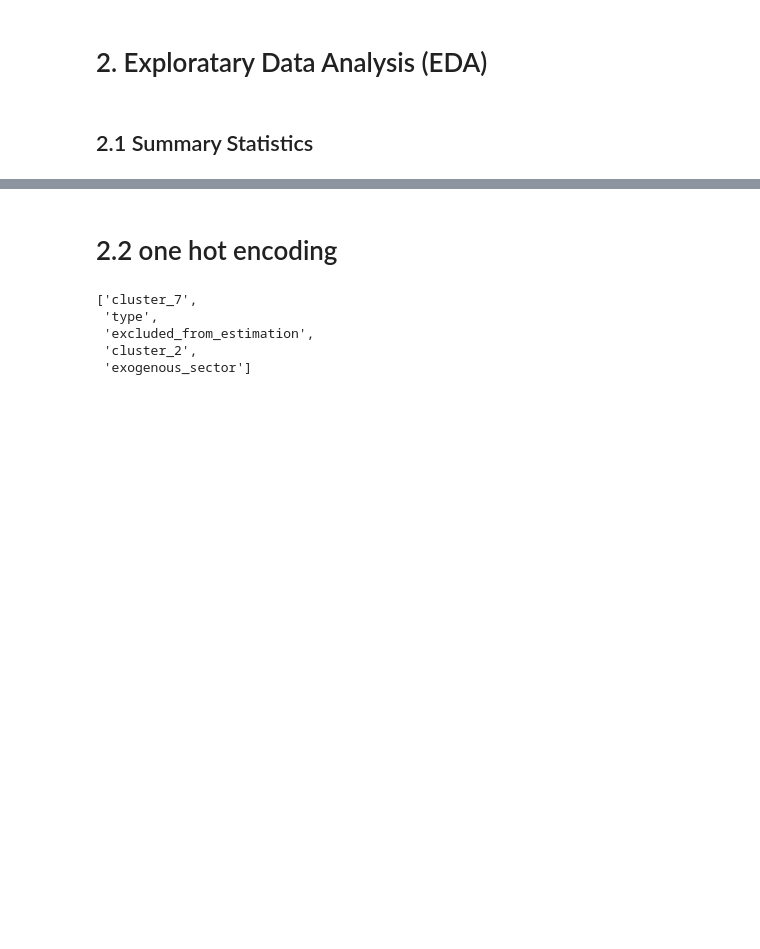
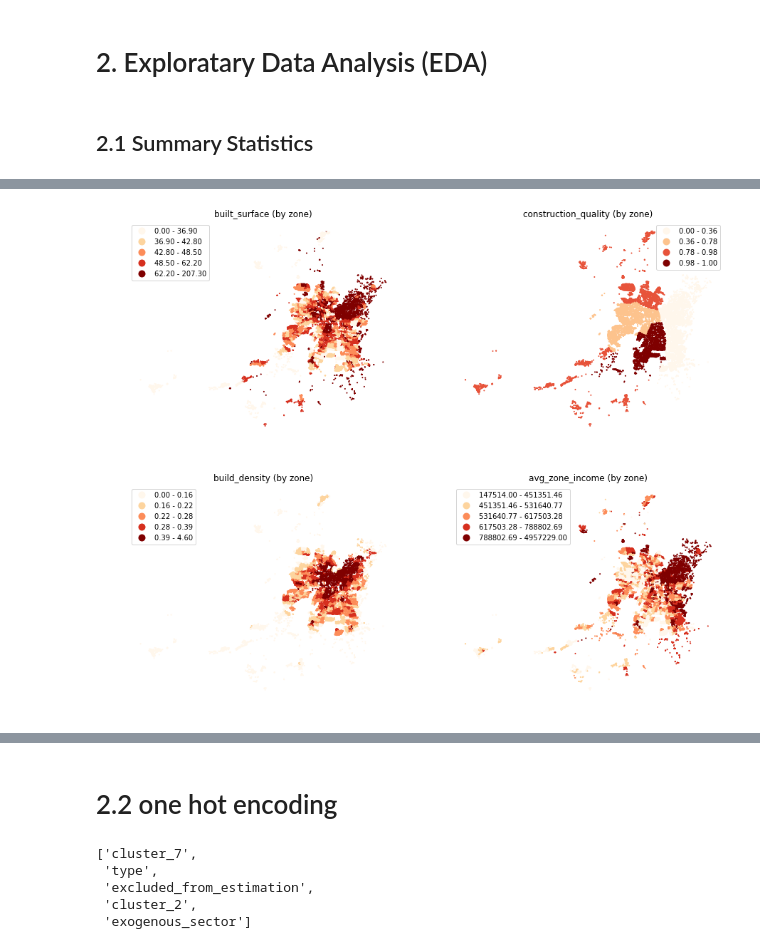
Before and after one commit to ziyueyanggg/DS_Challenge, a Jupyter notebook: Prediction_Challenge.ipynb, the cells around one changed output, grey strips where cells are left out. Cells and saved outputs as stored; diff of their text form; code cells hidden in the pictures; blank space fills up the shorter version.

```diff
--- a/Prediction_Challenge.ipynb
+++ b/Prediction_Challenge.ipynb
@@ -544,0 +680,22 @@ df_test.describe()
+# %%
+fig, (ax1, ax2) = plt.subplots(1, 2, figsize=(15,15))
+
+ax1.set_title('built_surface (by zone)')
+ax1.set_axis_off()
+gdf.plot(markersize=1,ax=ax1,column='built_surface',legend=True,cmap = "OrRd",scheme="quantiles")
+ax2.set_title('construction_quality (by zone)')
+ax2.set_axis_off()
+gdf.plot(markersize=1,ax=ax2,column='construction_quality',legend=True,cmap = "OrRd",scheme="quantiles")
+
+fig, (ax3, ax4) = plt.subplots(1, 2, figsize=(15,15))
+ax3.set_title('build_density (by zone)')
+ax3.set_axis_off()
+gdf.plot(markersize=1,ax=ax3,column='build_density',legend=True,cmap = "OrRd",scheme="quantiles")
+ax4.set_title('avg_zone_income (by zone)')
+ax4.set_axis_off()
+gdf.plot(markersize=1,ax=ax4,column='avg_zone_income',legend=True,cmap = "OrRd",scheme="quantiles")
+
+plt.show()
+# %% [output]
+[figure, added]
+[figure, added]
```
Also changed, not shown: parts of 49 cells of this notebook, 2 other files.
